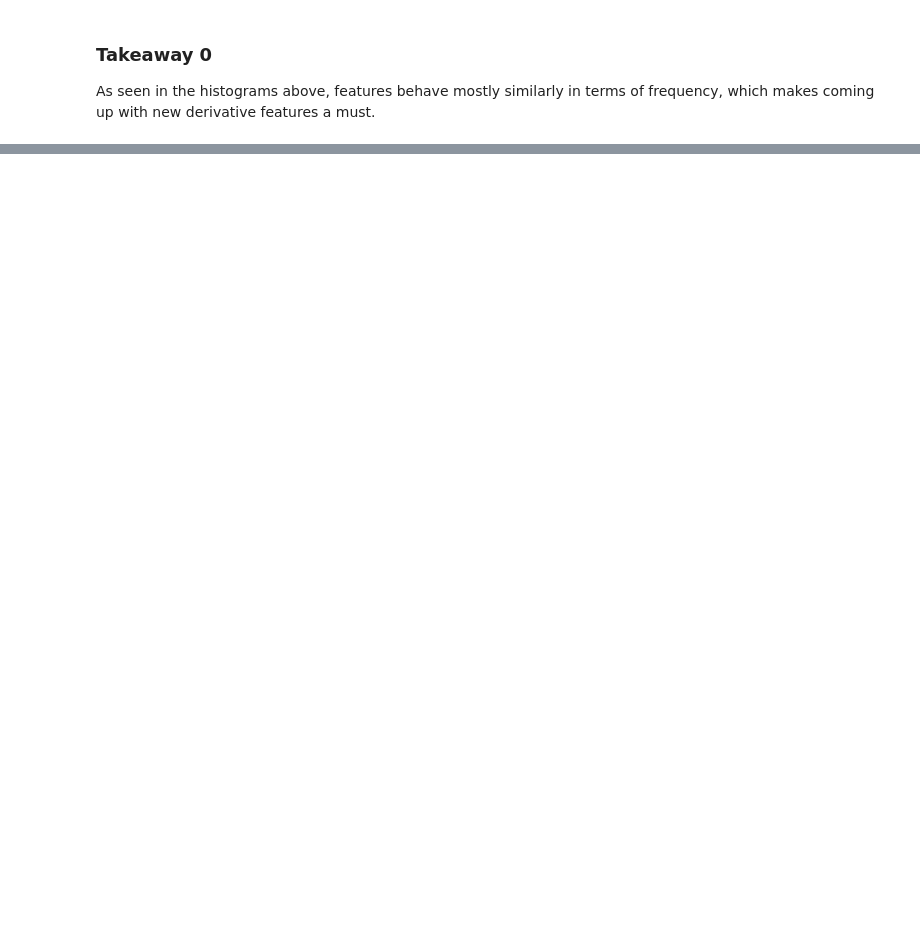
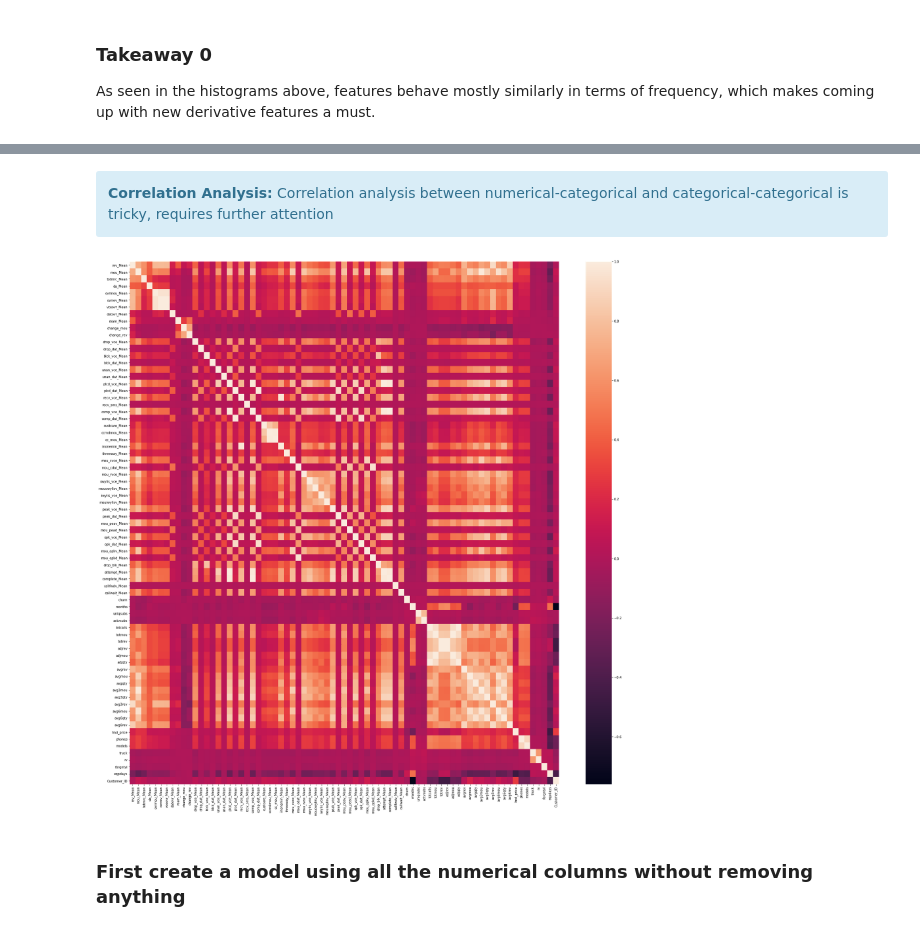
Before and after one commit to ozturkender/TDI_capstone, a Jupyter notebook: TDI Capstone - Telecom Churn Prediction.ipynb, the cells around one changed output, grey strips where cells are left out. Saved outputs shown, nothing was run; the diff lists cells and outputs as text; code cells hidden in the pictures; blank space fills up the shorter version.

```diff
--- a/TDI Capstone - Telecom Churn Prediction.ipynb
+++ b/TDI Capstone - Telecom Churn Prediction.ipynb
@@ -171,0 +181,3 @@ These takeaways clearly show that the data in hand is worth working on and it is
+# %%
+# DROP the columns that has more than 5% null values
+df_init = df.drop(df.columns[df.isnull().sum()>len(df)*0.05], axis = 1)
@@ -171,0 +192,3 @@ These takeaways clearly show that the data in hand is worth working on and it is
+# %%
+# DROP the rows that has *any* null value
+df_init.dropna(inplace = True)
@@ -171,0 +205,4 @@ These takeaways clearly show that the data in hand is worth working on and it is
+# %%
+# EXTRACT the numerical columns
+numerics = ['int16', 'int32', 'int64', 'float16', 'float32', 'float64']
+df_init = df_init.select_dtypes(include=numerics)
@@ -171,0 +234,10 @@ These takeaways clearly show that the data in hand is worth working on and it is
+# %% [markdown]
+<div class="alert alert-block alert-info">
+<b>Correlation Analysis:</b> Correlation analysis between numerical-categorical and categorical-categorical is tricky, requires further attention
+</div>
+# %%
+fig = plt.figure(figsize=(30,30))
+sns.heatmap(df_init.corr())
+plt.show()
+# %% [output]
+[figure, added]
@@ -171,0 +262,2 @@ These takeaways clearly show that the data in hand is worth working on and it is
+# %% [markdown]
+### First create a model using all the numerical columns without removing anything
```
Also changed, not shown: parts of 53 cells of this notebook, 1 other file.
